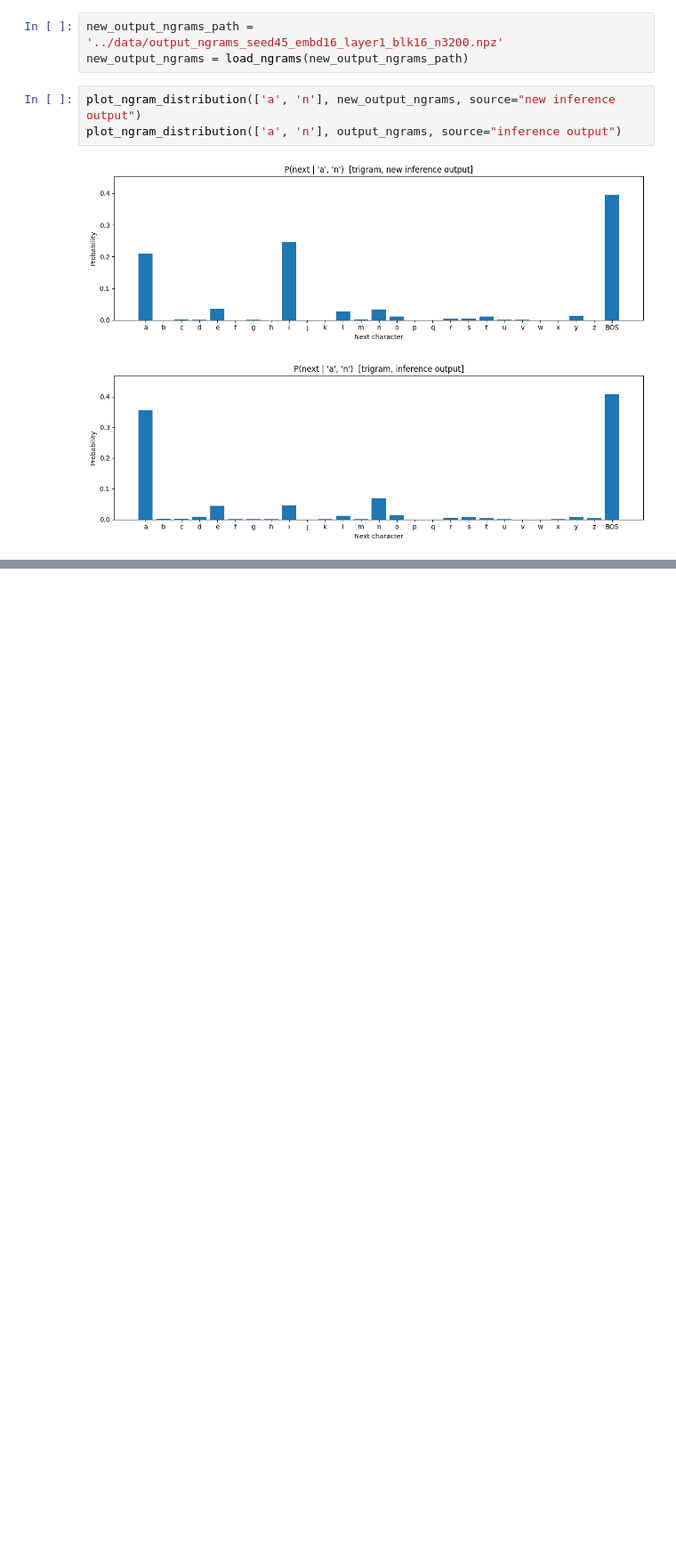
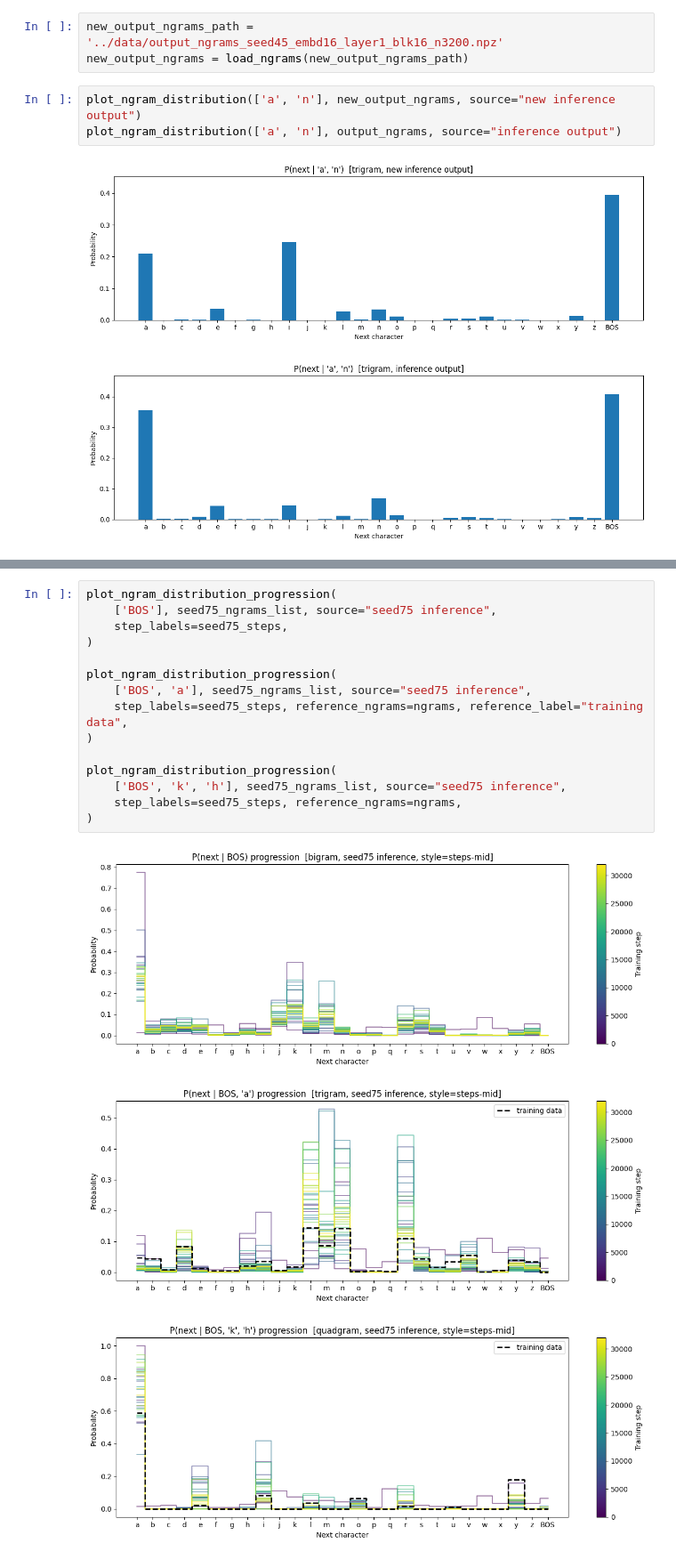
Before and after one commit to KhaleelKarim/LLMStatistics, a Jupyter notebook: notebooks/ngram_viz.ipynb, the cells around one changed output, grey strips where cells are left out. Shown at 89% size. Saved outputs shown, nothing was run; the diff lists cells and outputs as text; blank space fills up the shorter version.

```diff
--- a/notebooks/ngram_viz.ipynb
+++ b/notebooks/ngram_viz.ipynb
@@ -113,0 +191,19 @@ new_output_ngrams = load_ngrams(new_output_ngrams_path)
+# %%
+plot_ngram_distribution_progression(
+    ['BOS'], seed75_ngrams_list, source="seed75 inference",
+    step_labels=seed75_steps,
+)
+
+plot_ngram_distribution_progression(
+    ['BOS', 'a'], seed75_ngrams_list, source="seed75 inference",
+    step_labels=seed75_steps, reference_ngrams=ngrams, reference_label="training data",
+)
+
+plot_ngram_distribution_progression(
+    ['BOS', 'k', 'h'], seed75_ngrams_list, source="seed75 inference",
+    step_labels=seed75_steps, reference_ngrams=ngrams,
+)
+# %% [output]
+[figure, added]
+[figure, added]
+[figure, added]
```
Also changed, not shown: parts of 7 cells of this notebook.
